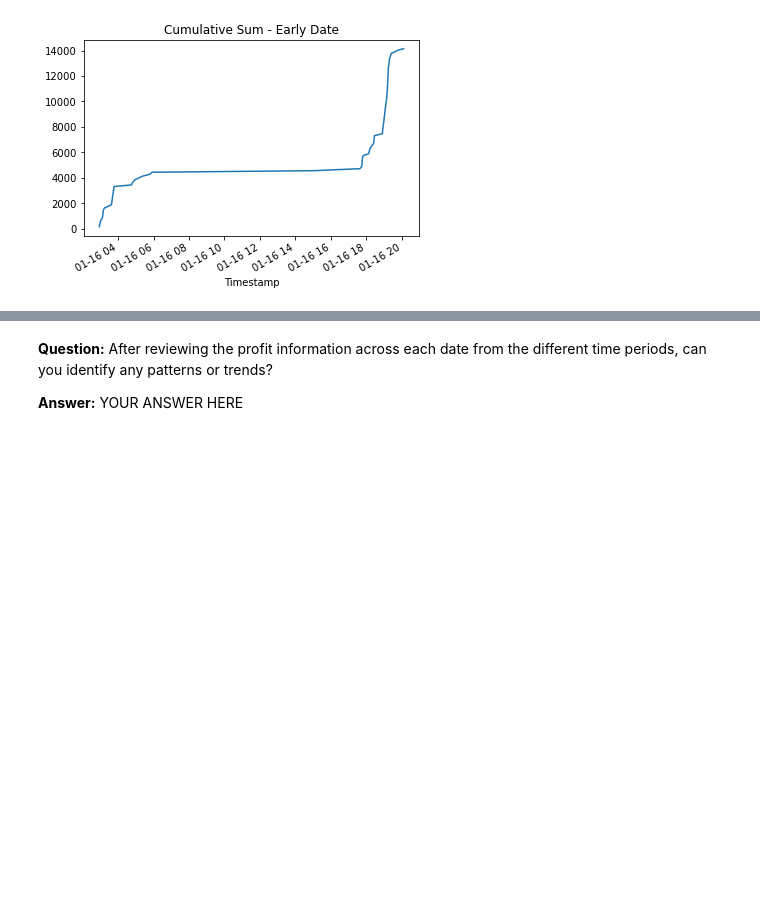
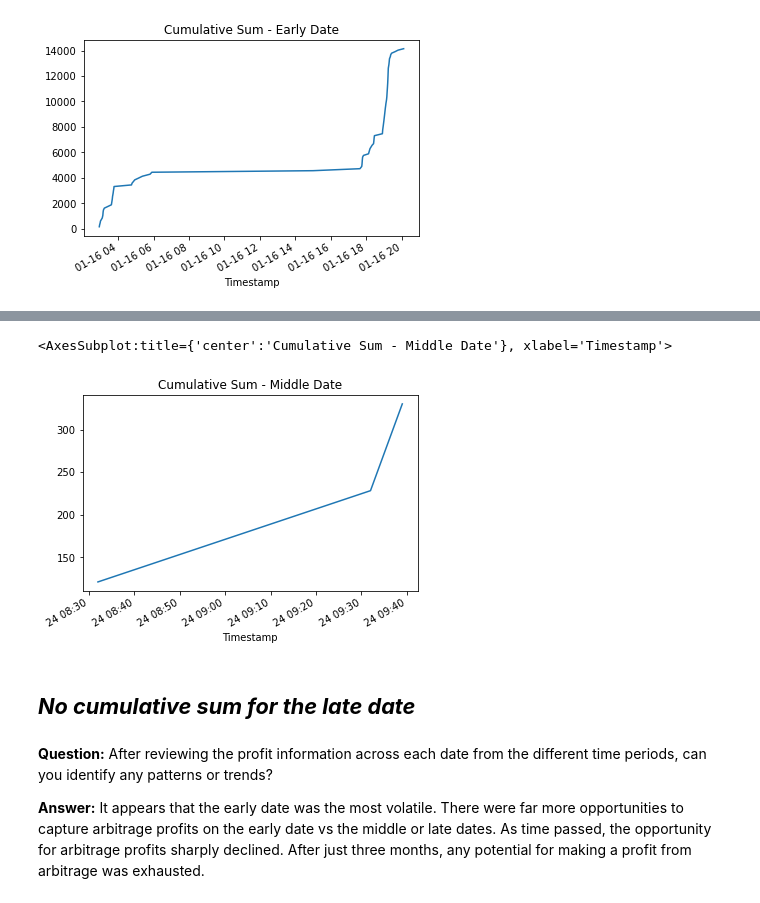
Before and after one commit to tycastleberry/Bitcoin-Arbitrage-Analysis, a Jupyter notebook: crypto_arbitrage.ipynb, the cells around one changed output, grey strips where cells are left out. Drawn from its saved outputs; the diff is of its cells as text; code cells hidden in the pictures; blank space fills up the shorter version.

```diff
--- a/crypto_arbitrage.ipynb
+++ b/crypto_arbitrage.ipynb
@@ -618,3 +746,7 @@ cumulative_profit_early = # YOUR CODE HERE
 # %% [output]
 <AxesSubplot:title={'center':'Cumulative Sum - Early Date'}, xlabel='Timestamp'>
 [figure]
+# %%
+# Use the cumsum function to calculate the cumulative profits over time for the middle profit per trade DataFrame
+cumulative_profit_middle = profit_per_trade_middle.cumsum()
+cumulative_profit_middle
@@ -621,4 +759,14 @@ cumulative_profit_early = # YOUR CODE HERE
+# %%
+# Plot the cumulative sum of profits for the early profit per trade DataFrame
+cumulative_profit_middle.plot(kind='line', title='Cumulative Sum - Middle Date', xlabel='Timestamp')
+# %% [output]
+<AxesSubplot:title={'center':'Cumulative Sum - Middle Date'}, xlabel='Timestamp'>
+[figure, added]
+# %% [markdown]
+## ***No cumulative sum for the late date***
 # %% [markdown]
 **Question:** After reviewing the profit information across each date from the different time periods, can you identify any patterns or trends?
 
-**Answer:** YOUR ANSWER HERE
+**Answer:** It appears that the early date was the most volatile. There were far more opportunities to capture arbitrage profits
+            on the early date vs the middle or late dates. As time passed, the opportunity for arbitrage profits sharply declined. After
+            just three months, any potential for making a profit from arbitrage was exhausted.
```
Also changed, not shown: parts of 24 cells of this notebook.
